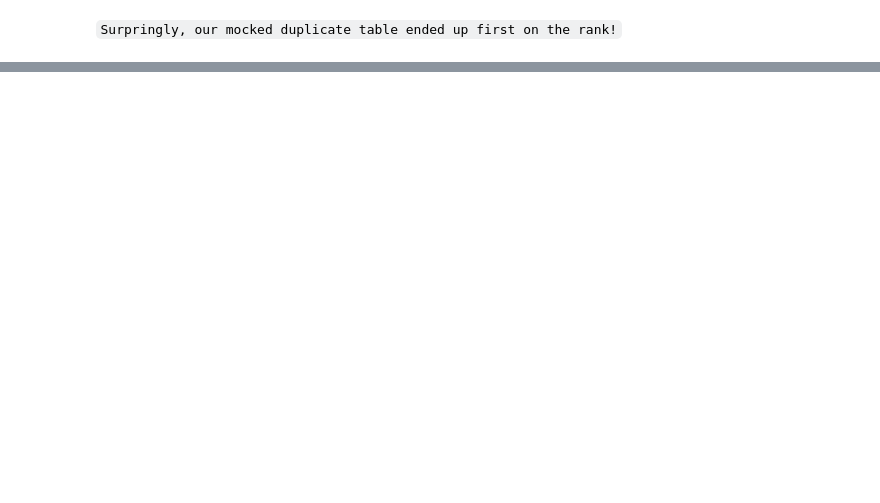
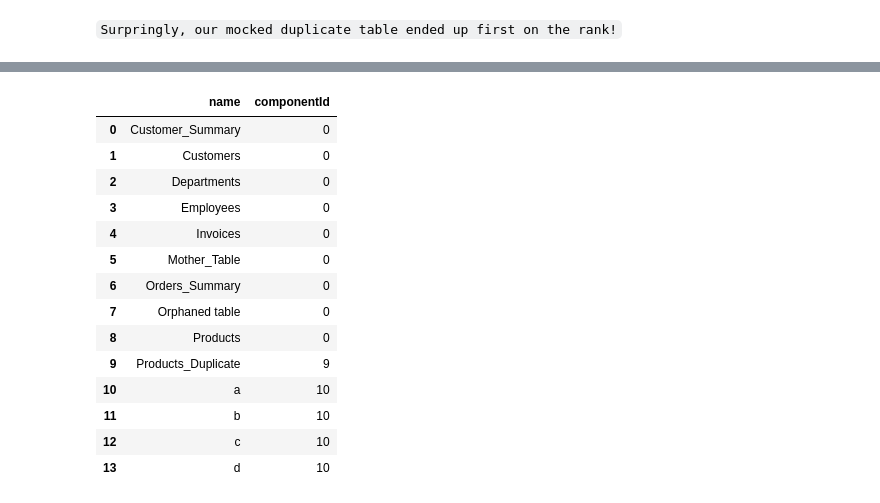
Before and after one commit to zhongjie526/neo4j_data_catalog, a Jupyter notebook: Data Catalog Management.ipynb, the cells around one changed output, grey strips where cells are left out. Cells and saved outputs as stored; diff of their text form; code cells hidden in the pictures; blank space fills up the shorter version.

```diff
--- a/Data Catalog Management.ipynb
+++ b/Data Catalog Management.ipynb
@@ -168,0 +174,18 @@ Note: you may need to restart the kernel to use updated packages.
+# %%
+gds.run_cypher("""
+match (t1:Table {name:"Products_Duplicate"}) detach delete t1
+""")
+
+gds.run_cypher("""
+match (t1:Table {name:"Orphaned table"}) detach delete t1
+""")
+
+gds.run_cypher("""
+merge (t1:Table {name:"Orphaned table"})
+""")
+
+gds.run_cypher("""
+    MATCH (n:Table)
+    WHERE NOT EXISTS(()-->(n))
+    RETURN n.name
+""")
@@ -298,0 +357,63 @@ return n1.name as table1,n2.name as table2,similarity
+# %%
+gds.run_cypher("""
+CALL gds.graph.drop('myGraph',false) YIELD graphName;
+""")
+
+gds.run_cypher("""
+
+match (a:Table {name:"a"})
+match (b:Table {name:"b"})
+match (c:Table {name:"c"})
+match (d:Table {name:"d"})
+
+detach delete a,b,c,d
+""")
+
+
+gds.run_cypher("""
+merge (a:Table {name:"a"})
+merge (b:Table {name:"b"})
+merge (c:Table {name:"c"})
+merge (d:Table {name:"d"})
+merge (b)-[:DERIVED_FROM]->(a)
+merge (c)-[:DERIVED_FROM]->(a)
+merge (d)-[:DERIVED_FROM]->(a)
+merge (d)-[:DERIVED_FROM]->(b)
+merge (c)-[:DERIVED_FROM]->(b)
+""")
+
+gds.run_cypher("""
+CALL gds.graph.project(
+    'myGraph',
+    'Table',
+    {
+        DERIVED_FROM: {
+            orientation: 'UNDIRECTED'
+        }
+    }
+)
+
+""")
+
+gds.run_cypher("""
+CALL gds.wcc.stream('myGraph')
+YIELD nodeId, componentId
+RETURN gds.util.asNode(nodeId).name AS name, componentId
+ORDER BY componentId, name
+""")
+# %% [output]
+|  | name | componentId |
+| 0 | Customer_Summary | 0 |
+| 1 | Customers | 0 |
+| 2 | Departments | 0 |
+| 3 | Employees | 0 |
+| 4 | Invoices | 0 |
+| 5 | Mother_Table | 0 |
+| 6 | Orders_Summary | 0 |
+| 7 | Orphaned table | 0 |
+| 8 | Products | 0 |
+| 9 | Products_Duplicate | 9 |
+| 10 | a | 10 |
+| 11 | b | 10 |
+| 12 | c | 10 |
+| 13 | d | 10 |
```
Also changed, not shown: parts of 24 cells of this notebook.
